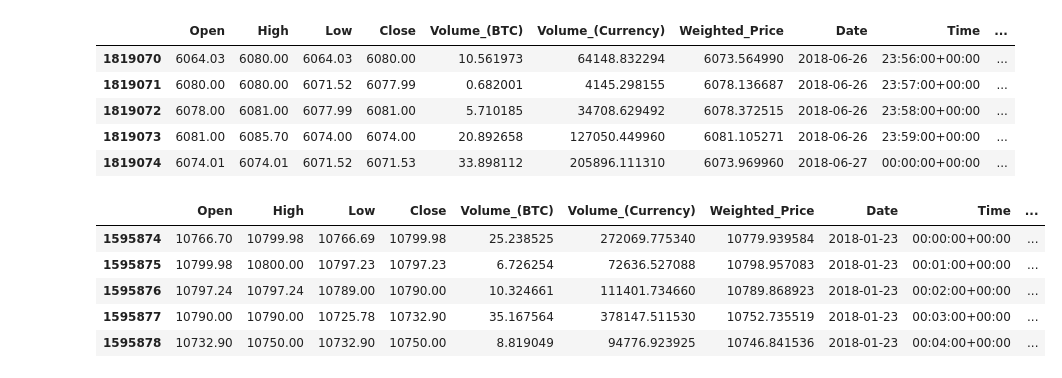
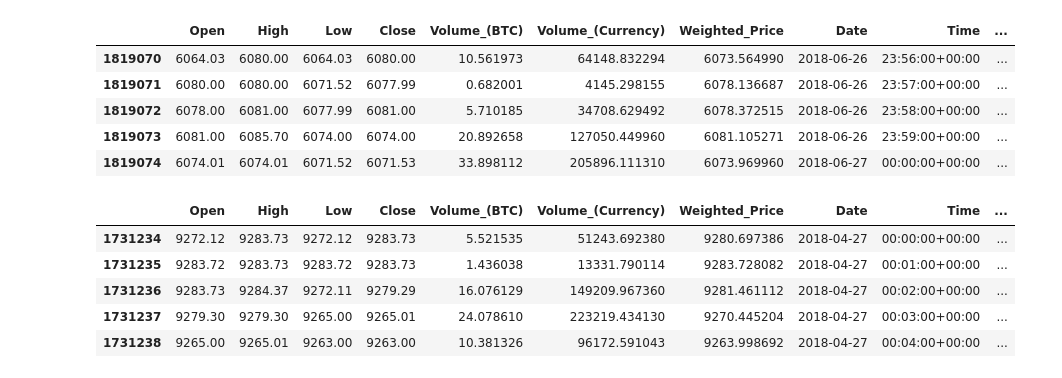
Before and after one commit to jeffpengjeff/Paradigm_Team_1_Fall18, a Jupyter notebook: Price change marker (2SD).ipynb, the cells around one changed output. Saved outputs shown, nothing was run; the diff lists cells and outputs as text; code cells hidden in the pictures.

```diff
--- a/Price change marker (2SD).ipynb
+++ b/Price change marker (2SD).ipynb
@@ -93,19 +93,19 @@ df.tail()
 | 1819074 | 6074.01 | 6074.01 | 6071.52 | 6071.53 | 33.898112 | 205896.111310 | 6073.969960 | 2018-06-27 | 00:00:00+00:00 | ... |
 # %%
 # select study dates range
-index_1 = df[df.Date == datetime.date(dt.datetime.strptime('01/23/18', '%x'))].index[0]
-index_2 = df[df.Date == datetime.date(dt.datetime.strptime('03/27/18', '%x'))].index[0]
+index_1 = df[df.Date == datetime.date(dt.datetime.strptime('04/27/18', '%x'))].index[0]
+index_2 = df[df.Date == datetime.date(dt.datetime.strptime('06/27/18', '%x'))].index[0]
 
 df_3= df.loc[index_1:index_2]
 
 df_3.head()
 # %% [output]
 |  | Open | High | Low | Close | Volume_(BTC) | Volume_(Currency) | Weighted_Price | Date | Time | ... |
-| 1595874 | 10766.70 | 10799.98 | 10766.69 | 10799.98 | 25.238525 | 272069.775340 | 10779.939584 | 2018-01-23 | 00:00:00+00:00 | ... |
-| 1595875 | 10799.98 | 10800.00 | 10797.23 | 10797.23 | 6.726254 | 72636.527088 | 10798.957083 | 2018-01-23 | 00:01:00+00:00 | ... |
-| 1595876 | 10797.24 | 10797.24 | 10789.00 | 10790.00 | 10.324661 | 111401.734660 | 10789.868923 | 2018-01-23 | 00:02:00+00:00 | ... |
-| 1595877 | 10790.00 | 10790.00 | 10725.78 | 10732.90 | 35.167564 | 378147.511530 | 10752.735519 | 2018-01-23 | 00:03:00+00:00 | ... |
-| 1595878 | 10732.90 | 10750.00 | 10732.90 | 10750.00 | 8.819049 | 94776.923925 | 10746.841536 | 2018-01-23 | 00:04:00+00:00 | ... |
+| 1731234 | 9272.12 | 9283.73 | 9272.12 | 9283.73 | 5.521535 | 51243.692380 | 9280.697386 | 2018-04-27 | 00:00:00+00:00 | ... |
+| 1731235 | 9283.72 | 9283.73 | 9283.72 | 9283.73 | 1.436038 | 13331.790114 | 9283.728082 | 2018-04-27 | 00:01:00+00:00 | ... |
+| 1731236 | 9283.73 | 9284.37 | 9272.11 | 9279.29 | 16.076129 | 149209.967360 | 9281.461112 | 2018-04-27 | 00:02:00+00:00 | ... |
+| 1731237 | 9279.30 | 9279.30 | 9265.00 | 9265.01 | 24.078610 | 223219.434130 | 9270.445204 | 2018-04-27 | 00:03:00+00:00 | ... |
+| 1731238 | 9265.00 | 9265.01 | 9263.00 | 9263.00 | 10.381326 | 96172.591043 | 9263.998692 | 2018-04-27 | 00:04:00+00:00 | ... |
 # %%
 df_4=df_3.groupby(df_3.Date).mean()
 df_4.head()
```
Also changed, not shown: parts of 6 cells of this notebook.
